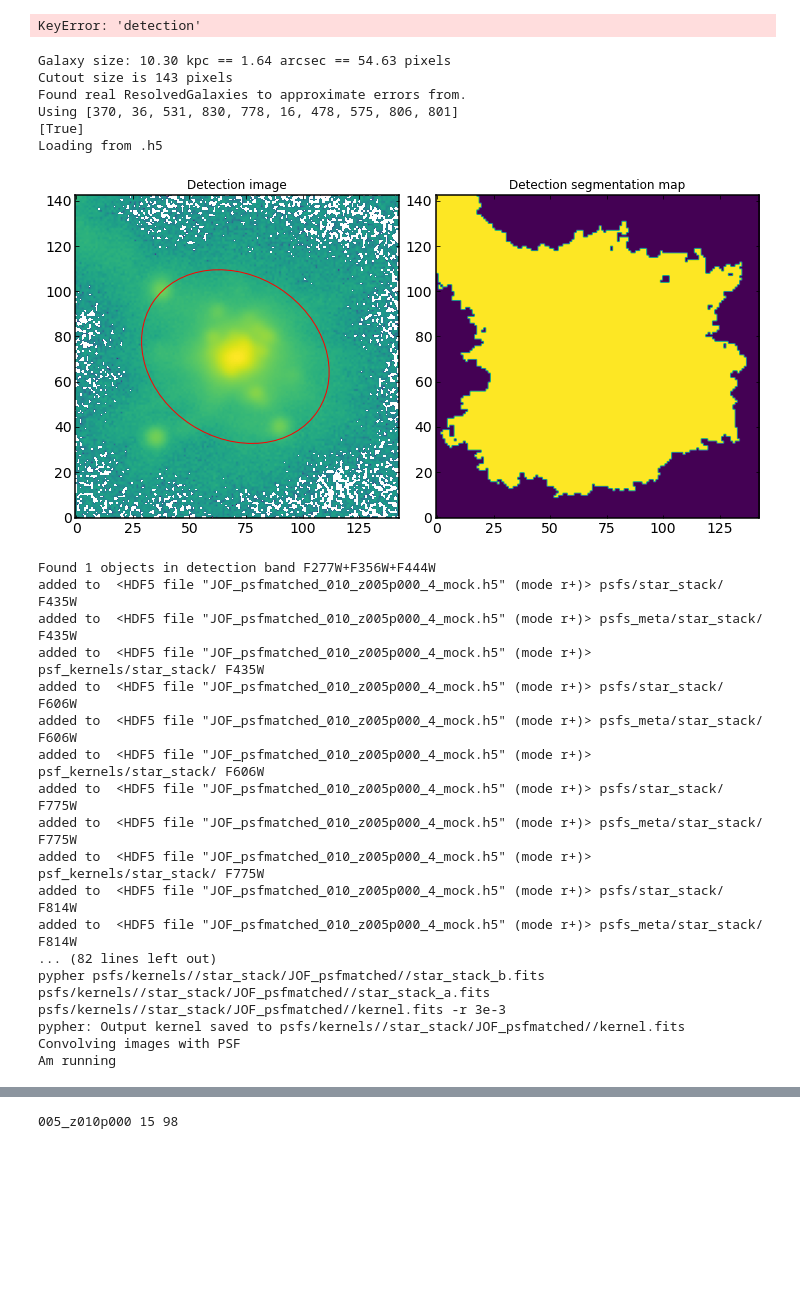
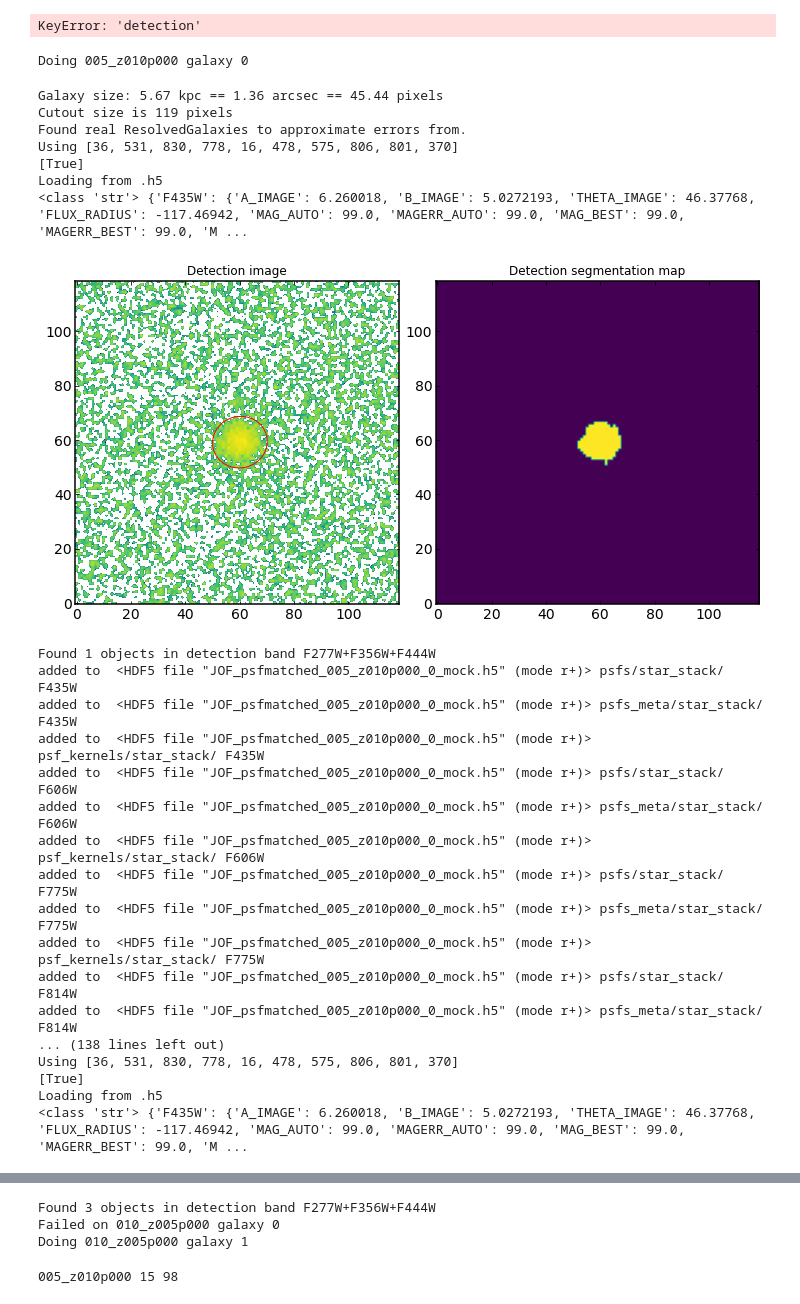
Before and after one commit to tHarvey303/EXPANSE, a Jupyter notebook: MockResolvedGalaxyTesting.ipynb, the cells around one changed output, grey strips where cells are left out. Cells and saved outputs as stored; diff of their text form; code cells hidden in the pictures; blank space fills up the shorter version.

Commit message:
Commit new mock galaxies

```diff
--- a/MockResolvedGalaxyTesting.ipynb
+++ b/MockResolvedGalaxyTesting.ipynb
@@ -72,33 +71,47 @@ produce stamp_crop_crop_F410M_var.fits
 produce stamp_crop_crop_F444W_sci.fits
 produce stamp_crop_crop_F444W_var.fits
 KeyError: 'detection'
-# %%
-redshift_code = '010_z005p000'
-galaxy_index = 4
-
-mock_galaxy = MockResolvedGalaxy.init_mock_from_synthesizer(redshift_code, galaxy_index, grid_dir = grid_dir, file_path = path, mock_survey = 'JOF_psfmatched')
-# %% [output]
-Galaxy size: 10.30 kpc == 1.64 arcsec == 54.63 pixels
-Cutout size is 143 pixels
-Found real ResolvedGalaxies to approximate errors from.
-Using [370, 36, 531, 830, 778, 16, 478, 575, 806, 801]
-[True]
-Loading from .h5
-[figure, removed]
-Found 1 objects in detection band F277W+F356W+F444W
-added to  <HDF5 file "JOF_psfmatched_010_z005p000_4_mock.h5" (mode r+)> psfs/star_stack/ F435W
-added to  <HDF5 file "JOF_psfmatched_010_z005p000_4_mock.h5" (mode r+)> psfs_meta/star_stack/ F435W
-added to  <HDF5 file "JOF_psfmatched_010_z005p000_4_mock.h5" (mode r+)> psf_kernels/star_stack/ F435W
-added to  <HDF5 file "JOF_psfmatched_010_z005p000_4_mock.h5" (mode r+)> psfs/star_stack/ F606W
-added to  <HDF5 file "JOF_psfmatched_010_z005p000_4_mock.h5" (mode r+)> psfs_meta/star_stack/ F606W
-added to  <HDF5 file "JOF_psfmatched_010_z005p000_4_mock.h5" (mode r+)> psf_kernels/star_stack/ F606W
-added to  <HDF5 file "JOF_psfmatched_010_z005p000_4_mock.h5" (mode r+)> psfs/star_stack/ F775W
-added to  <HDF5 file "JOF_psfmatched_010_z005p000_4_mock.h5" (mode r+)> psfs_meta/star_stack/ F775W
-added to  <HDF5 file "JOF_psfmatched_010_z005p000_4_mock.h5" (mode r+)> psf_kernels/star_stack/ F775W
-added to  <HDF5 file "JOF_psfmatched_010_z005p000_4_mock.h5" (mode r+)> psfs/star_stack/ F814W
-added to  <HDF5 file "JOF_psfmatched_010_z005p000_4_mock.h5" (mode r+)> psfs_meta/star_stack/ F814W
-... (82 lines left out)
-pypher psfs/kernels//star_stack/JOF_psfmatched//star_stack_b.fits psfs/kernels//star_stack/JOF_psfmatched//star_stack_a.fits psfs/kernels//star_stack/JOF_psfmatched//kernel.fits -r 3e-3
-pypher: Output kernel saved to psfs/kernels//star_stack/JOF_psfmatched//kernel.fits
-Convolving images with PSF
-Am running
+# %%
+regions = {'010_z005p000':['00', '00', '01', '10', '18'], '008_z007p000':['00', '02', '09'], '007_z008p000':['21', '17'], '005_z010p000':['15']}
+ids = {'010_z005p000':[12, 96, 1424, 1006, 233], '008_z007p000':[6, 46, 298], '007_z008p000':[111, 16], '005_z010p000':[99]}
+
+for redshift_code in list(regions.keys())[::-1]:
+    for galaxy_index in range(len(ids[redshift_code])):
+        print(f'Doing {redshift_code} galaxy {galaxy_index}')
+        try:
+            mock_galaxy = MockResolvedGalaxy.init_mock_from_synthesizer(redshift_code, galaxy_index, grid_dir = grid_dir, file_path = path, mock_survey = 'JOF_psfmatched')
+            mock_galaxy.pixedfit_processing(gal_region_use = 'detection', overwrite = True) # Maybe seg map should be from detection image?
+        except AssertionError:
+            print(f'Failed on {redshift_code} galaxy {galaxy_index}')
+            continue
+
+#redshift_code = '010_z005p000'
+#galaxy_index = 4
+#mock_galaxy = MockResolvedGalaxy.init_mock_from_synthesizer(redshift_code, galaxy_index, grid_dir = grid_dir, file_path = path, mock_survey = 'JOF_psfmatched')
+# %% [output]
+Doing 005_z010p000 galaxy 0
+Galaxy size: 5.67 kpc == 1.36 arcsec == 45.44 pixels
+Cutout size is 119 pixels
+Found real ResolvedGalaxies to approximate errors from.
+Using [36, 531, 830, 778, 16, 478, 575, 806, 801, 370]
+[True]
+Loading from .h5
+<class 'str'> {'F435W': {'A_IMAGE': 6.260018, 'B_IMAGE': 5.0272193, 'THETA_IMAGE': 46.37768, 'FLUX_RADIUS': -117.46942, 'MAG_AUTO': 99.0, 'MAGERR_AUTO': 99.0, 'MAG_BEST': 99.0, 'MAGERR_BEST': 99.0, 'M ...
+[figure, added]
+Found 1 objects in detection band F277W+F356W+F444W
+added to  <HDF5 file "JOF_psfmatched_005_z010p000_0_mock.h5" (mode r+)> psfs/star_stack/ F435W
+added to  <HDF5 file "JOF_psfmatched_005_z010p000_0_mock.h5" (mode r+)> psfs_meta/star_stack/ F435W
+added to  <HDF5 file "JOF_psfmatched_005_z010p000_0_mock.h5" (mode r+)> psf_kernels/star_stack/ F435W
+added to  <HDF5 file "JOF_psfmatched_005_z010p000_0_mock.h5" (mode r+)> psfs/star_stack/ F606W
+added to  <HDF5 file "JOF_psfmatched_005_z010p000_0_mock.h5" (mode r+)> psfs_meta/star_stack/ F606W
+added to  <HDF5 file "JOF_psfmatched_005_z010p000_0_mock.h5" (mode r+)> psf_kernels/star_stack/ F606W
+added to  <HDF5 file "JOF_psfmatched_005_z010p000_0_mock.h5" (mode r+)> psfs/star_stack/ F775W
+added to  <HDF5 file "JOF_psfmatched_005_z010p000_0_mock.h5" (mode r+)> psfs_meta/star_stack/ F775W
+added to  <HDF5 file "JOF_psfmatched_005_z010p000_0_mock.h5" (mode r+)> psf_kernels/star_stack/ F775W
+added to  <HDF5 file "JOF_psfmatched_005_z010p000_0_mock.h5" (mode r+)> psfs/star_stack/ F814W
+added to  <HDF5 file "JOF_psfmatched_005_z010p000_0_mock.h5" (mode r+)> psfs_meta/star_stack/ F814W
+... (138 lines left out)
+Using [36, 531, 830, 778, 16, 478, 575, 806, 801, 370]
+[True]
+Loading from .h5
+<class 'str'> {'F435W': {'A_IMAGE': 6.260018, 'B_IMAGE': 5.0272193, 'THETA_IMAGE': 46.37768, 'FLUX_RADIUS': -117.46942, 'MAG_AUTO': 99.0, 'MAGERR_AUTO': 99.0, 'MAG_BEST': 99.0, 'MAGERR_BEST': 99.0, 'M ...
@@ -105,3 +189,6 @@ Am running
+Found 3 objects in detection band F277W+F356W+F444W
+Failed on 010_z005p000 galaxy 0
+Doing 010_z005p000 galaxy 1
 # %%
 # Reading in the required galaxy particle data
 # These are the requested galaxies
```
Also changed, not shown: parts of 2 cells of this notebook, 9 other files.
